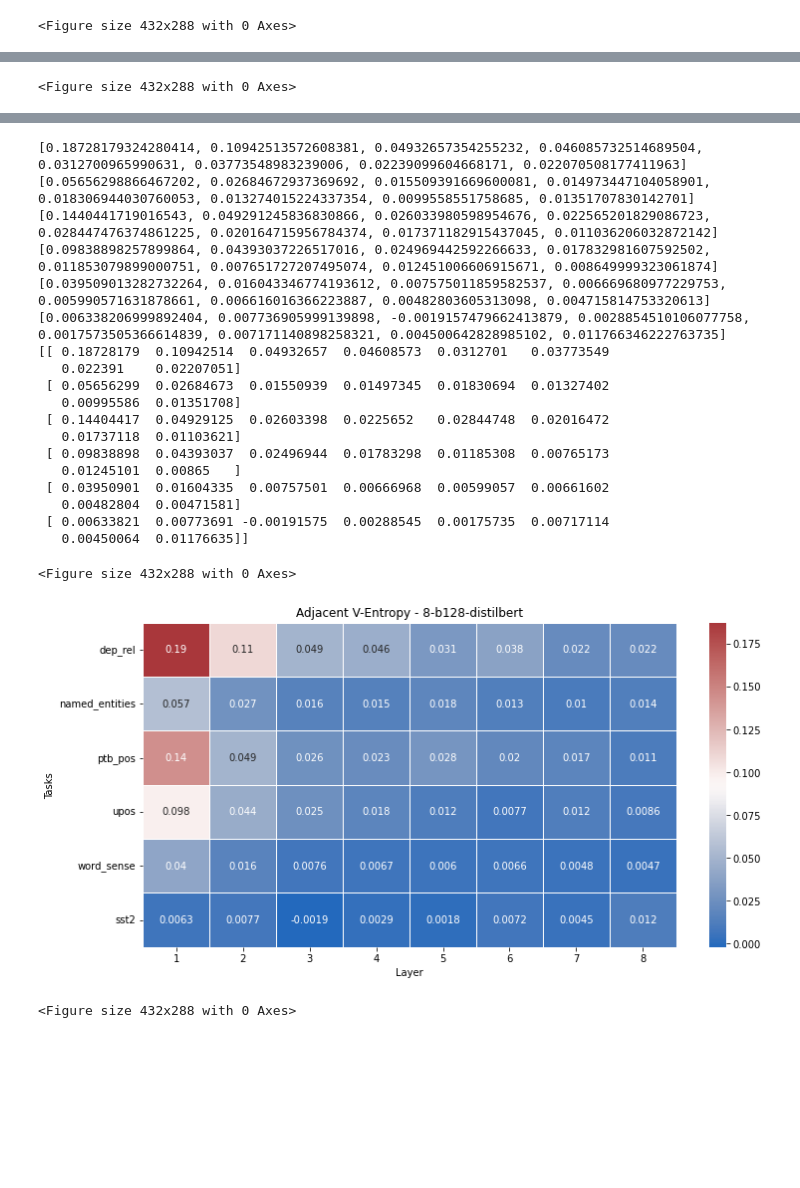
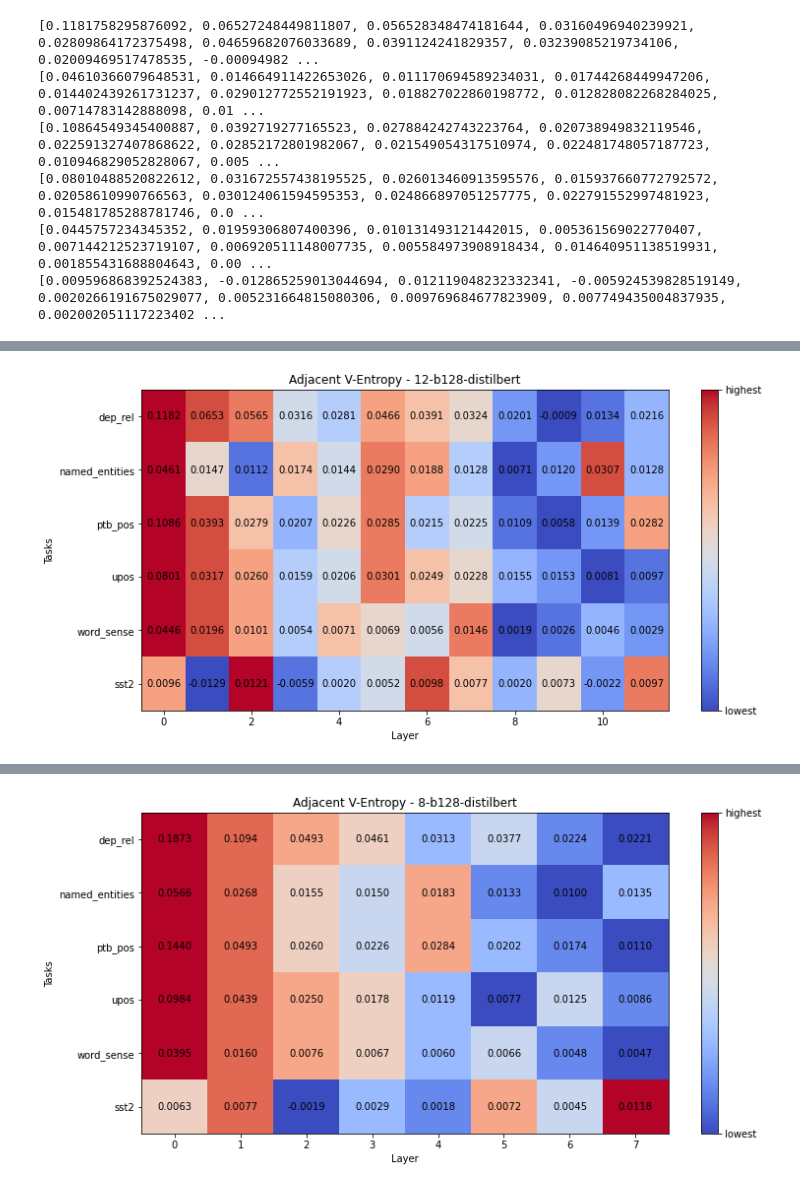
Before and after one commit to Haotian-Qi/conditional-probing-fork, a Jupyter notebook: heatmap.ipynb, the cells around one changed output, grey strips where cells are left out. Drawn from its saved outputs; the diff is of its cells as text; code cells hidden in the pictures; blank space fills up the shorter version.

Commit message:
change display of heatmap

```diff
--- a/heatmap.ipynb
+++ b/heatmap.ipynb
@@ -3,7 +3,7 @@ import os
 import numpy as np
 import matplotlib.pyplot as plt
 import seaborn as sns
-
+from matplotlib.ticker import FixedFormatter
 
 #between -1 and 1
 def normalise(data):
@@ -40,17 +40,23 @@ for count, model in enumerate(models):
     results = np.empty((0,layer_numbers[count]))
     for task in tasks:
         r = get_data(task, model,layer_numbers[count])
-        #r = normalise(r)
         results = np.append(results, [r], axis=0)
-    print(results)
     x_indices = range(1, layer_numbers[count] + 1)
     plt.figure(figsize=(12,6))
     plt.title("Adjacent V-Entropy - "+model)
-    ax = sns.heatmap(results, linewidth=0.5,annot=True,cmap="vlag")
+
+    b = np.argsort(np.argsort(results, axis=1), axis=1)
+    im = plt.imshow(b, aspect="auto", cmap="coolwarm")
+    plt.colorbar(im, ticks=np.array([0.0, 1.0])*b.max(),
+                format=FixedFormatter(["lowest", "highest"]))
+
+    for i in range(results.shape[0]):
+        for j in range(results.shape[1]):
+            plt.text(j,i,format(results[i,j], '.4f'), ha="center", va="center",)
+
     plt.xlabel('Layer')
     plt.ylabel('Tasks')
-    ax.set_xticklabels(x_indices)
-    ax.set_yticklabels(tasks, rotation='horizontal')
+    plt.yticks(ticks=range(0,len(tasks)), labels=tasks)
     plt.savefig('graphs/Adjacent-Heatmap/Adjacent heatmap {}.jpg'.format(model), dpi=200)
     plt.show()
     plt.clf()
@@ -89 +78,6 @@ for count, model in enumerate(models):
-<Figure size 432x288 with 0 Axes>
+[0.1181758295876092, 0.06527248449811807, 0.056528348474181644, 0.03160496940239921, 0.02809864172375498, 0.04659682076033689, 0.0391124241829357, 0.03239085219734106, 0.02009469517478535, -0.00094982 ...
+[0.04610366079648531, 0.014664911422653026, 0.011170694589234031, 0.01744268449947206, 0.014402439261731237, 0.029012772552191923, 0.018827022860198772, 0.012828082268284025, 0.00714783142888098, 0.01 ...
+[0.10864549345400887, 0.0392719277165523, 0.027884242743223764, 0.020738949832119546, 0.022591327407868622, 0.02852172801982067, 0.021549054317510974, 0.022481748057187723, 0.010946829052828067, 0.005 ...
+[0.08010488520822612, 0.031672557438195525, 0.026013460913595576, 0.015937660772792572, 0.02058610990766563, 0.030124061594595353, 0.024866897051257775, 0.022791552997481923, 0.015481785288781746, 0.0 ...
+[0.0445757234345352, 0.01959306807400396, 0.010131493121442015, 0.005361569022770407, 0.007144212523719107, 0.006920511148007735, 0.005584973908918434, 0.014640951138519931, 0.001855431688804643, 0.00 ...
+[0.009596868392524383, -0.012865259013044694, 0.012119048232332341, -0.005924539828519149, 0.0020266191675029077, 0.005231664815080306, 0.009769684677823909, 0.007749435004837935, 0.002002051117223402 ...
@@ -90,0 +84 @@ for count, model in enumerate(models):
+[figure, new version]
@@ -109 +90,0 @@ for count, model in enumerate(models):
-<Figure size 432x288 with 0 Axes>
@@ -111,21 +91 @@ for count, model in enumerate(models):
-[0.18728179324280414, 0.10942513572608381, 0.04932657354255232, 0.046085732514689504, 0.0312700965990631, 0.03773548983239006, 0.02239099604668171, 0.022070508177411963]
-[0.05656298866467202, 0.02684672937369692, 0.015509391669600081, 0.014973447104058901, 0.018306944030760053, 0.013274015224337354, 0.0099558551758685, 0.01351707830142701]
-[0.1440441719016543, 0.049291245836830866, 0.026033980598954676, 0.022565201829086723, 0.028447476374861225, 0.020164715956784374, 0.017371182915437045, 0.011036206032872142]
-[0.09838898257899864, 0.04393037226517016, 0.024969442592266633, 0.017832981607592502, 0.011853079899000751, 0.007651727207495074, 0.012451006606915671, 0.008649999323061874]
-[0.039509013282732264, 0.016043346774193612, 0.007575011859582537, 0.006669680977229753, 0.005990571631878661, 0.006616016366223887, 0.00482803605313098, 0.004715814753320613]
-[0.006338206999892404, 0.007736905999139898, -0.0019157479662413879, 0.0028854510106077758, 0.0017573505366614839, 0.007171140898258321, 0.004500642828985102, 0.011766346222763735]
-[[ 0.18728179  0.10942514  0.04932657  0.04608573  0.0312701   0.03773549
-   0.022391    0.02207051]
- [ 0.05656299  0.02684673  0.01550939  0.01497345  0.01830694  0.01327402
-   0.00995586  0.01351708]
- [ 0.14404417  0.04929125  0.02603398  0.0225652   0.02844748  0.02016472
-   0.01737118  0.01103621]
- [ 0.09838898  0.04393037  0.02496944  0.01783298  0.01185308  0.00765173
-   0.01245101  0.00865   ]
- [ 0.03950901  0.01604335  0.00757501  0.00666968  0.00599057  0.00661602
-   0.00482804  0.00471581]
- [ 0.00633821  0.00773691 -0.00191575  0.00288545  0.00175735  0.00717114
-   0.00450064  0.01176635]]
-<Figure size 432x288 with 0 Axes>
-[figure, old version]
+[figure, new version]
-<Figure size 432x288 with 0 Axes>
```
Also changed, not shown: parts of 1 cell of this notebook.
